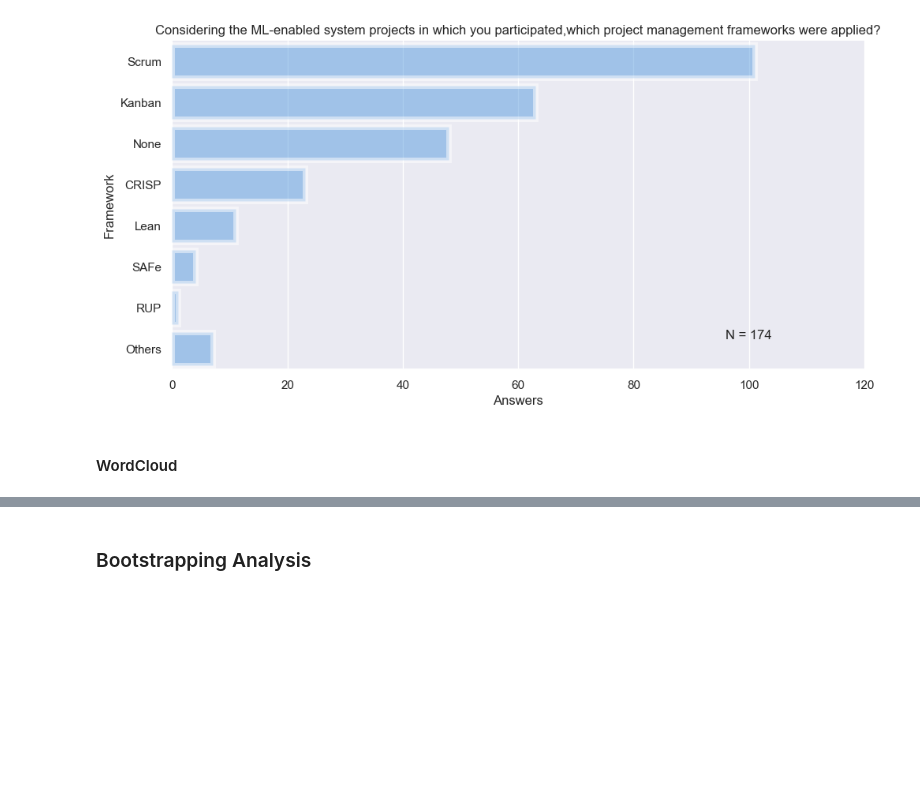
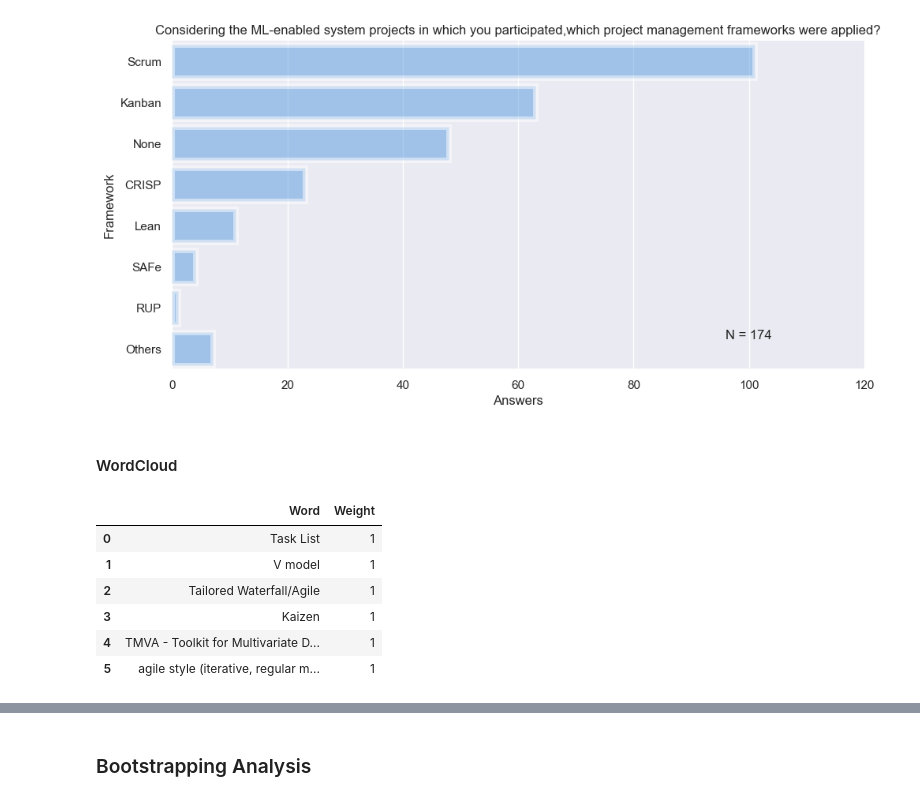
Before and after one commit to antoniopedro98/pfp-antonio-pedro, a Jupyter notebook: D10.ipynb, the cells around one changed output, grey strips where cells are left out. Drawn from its saved outputs; the diff is of its cells as text; code cells hidden in the pictures; blank space fills up the shorter version.

```diff
--- a/D10.ipynb
+++ b/D10.ipynb
@@ -91,6 +91,16 @@ frameworks_words = format_wordcloud_text(texts=frameworks_free, use_sep=False)
 d10_wc_plot = PlotUtils(pd.DataFrame(
     data={'Word': list(frameworks_words.keys()), 'Weight': list(frameworks_words.values())}
 ))
+# %%
+d10_wc_plot.df.head(6)
+# %% [output]
+|  | Word | Weight |
+| 0 | Task List | 1 |
+| 1 | V model | 1 |
+| 2 | Tailored Waterfall/Agile | 1 |
+| 3 | Kaizen | 1 |
+| 4 | TMVA - Toolkit for Multivariate D... | 1 |
+| 5 | agile style (iterative, regular m... | 1 |
 # %%
 d10_wc_plot.wordcloud("Word", 'Weight')
 # %% [output]
```
Also changed, not shown: parts of 4 cells of this notebook, 23 other files.
